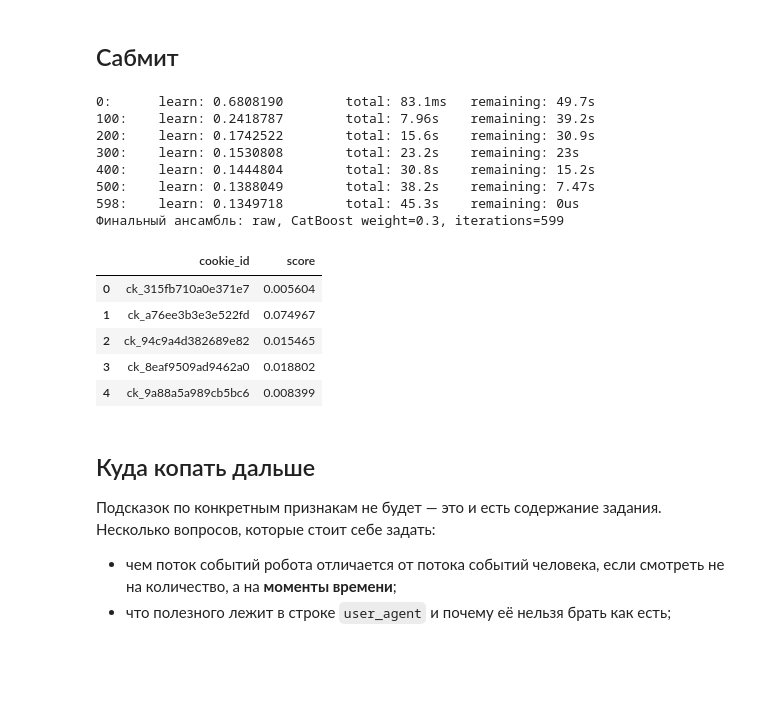
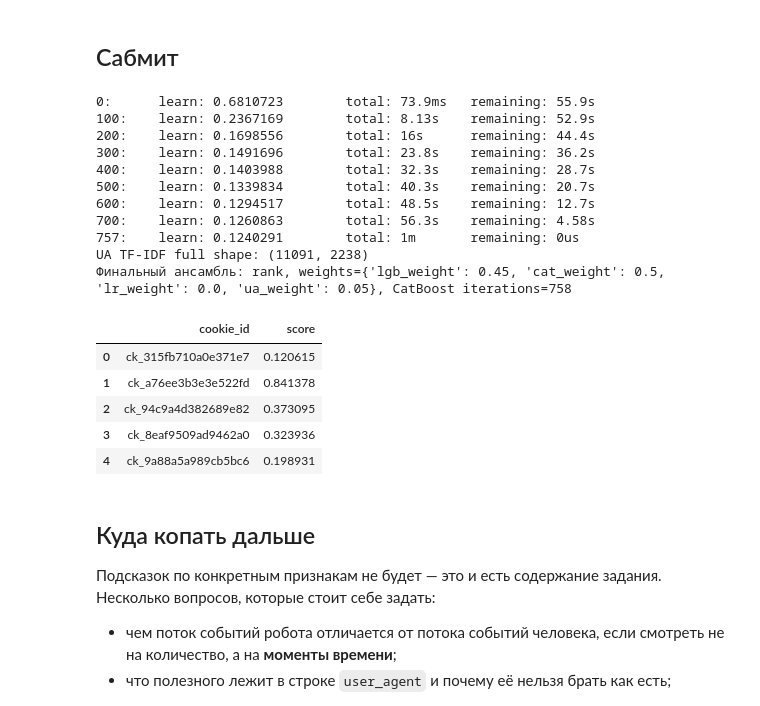
Before and after one commit to leaderpartiii/avito-bootcamp-fall, a Jupyter notebook: quickstart.ipynb, the cells around one changed output. Cells and saved outputs as stored; diff of their text form; code cells hidden in the pictures; blank space fills up the shorter version.

```diff
--- a/quickstart.ipynb
+++ b/quickstart.ipynb
@@ -390,55 +543,77 @@ print(f'Лучший режим: {ensemble_mode}, вес CatBoost: {ensemble_cat
 # %% [markdown]
 ## Сабмит
 # %%
-# Обучаем обе модели на всём train и смешиваем их предсказания.
+# Обучаем все четыре компонента ансамбля на всём train и смешиваем их предсказания.
 model.fit(Xtr[feature_cols], ytr)
-lgb_test_preds = model.predict_proba(Xte[feature_cols])[:, 1]
+baseline_test_preds = model.predict_proba(Xte[feature_cols])[:, 1]
+regularized_model.fit(Xtr[feature_cols], ytr)
+regularized_test_preds = regularized_model.predict_proba(Xte[feature_cols])[:, 1]
+lgb_test_preds = 0.5 * baseline_test_preds + 0.5 * regularized_test_preds
 
 cat_iterations = max(1, cat_model.get_best_iteration() + 1)
 X_full_cb = Xtr[catboost_feature_cols].copy()
 X_test_cb = Xte[catboost_feature_cols].copy()
 X_full_cb[cat_feature_cols + text_feature_cols] = X_full_cb[cat_feature_cols + text_feature_cols].fillna('__MISSING__').astype(str)
 X_test_cb[cat_feature_cols + text_feature_cols] = X_test_cb[cat_feature_cols + text_feature_cols].fillna('__MISSING__').astype(str)
 
 cat_model_full = CatBoostClassifier(
     iterations=cat_iterations,
     depth=8,
     learning_rate=0.01,
     loss_function='Logloss',
     random_seed=42,
     l2_leaf_reg=3,
     thread_count=-1,
     allow_writing_files=False,
     verbose=100
 )
 cat_model_full.fit(X_full_cb, ytr, cat_features=cat_indices, text_features=text_indices, verbose=100)
 cat_test_preds = cat_model_full.predict_proba(X_test_cb)[:, 1]
 
+logreg_model.fit(Xtr[feature_cols], ytr)
+lr_test_preds = logreg_model.predict_proba(Xte[feature_cols])[:, 1]
+
+ua_vectorizer_full = TfidfVectorizer(
+    analyzer='char', ngram_range=(2, 5), min_df=2, max_features=15000,
+    sublinear_tf=True, norm='l2'
+)
+X_ua_full = ua_vectorizer_full.fit_transform(ua_text_train)
+X_ua_test = ua_vectorizer_full.transform(ua_text_test)
+ua_tfidf_model_full = LogisticRegression(
+    C=2.0, class_weight='balanced', max_iter=2000, solver='liblinear', random_state=42
+)
+ua_tfidf_model_full.fit(X_ua_full, ytr)
+ua_tfidf_test_preds = ua_tfidf_model_full.predict_proba(X_ua_test)[:, 1]
+print('UA TF-IDF full shape:', X_ua_full.shape)
+
 if ensemble_mode == 'rank':
-    ensemble_score = ensemble_cat_weight * rank01(cat_test_preds) + (1 - ensemble_cat_weight) * rank01(lgb_test_preds)
+    ensemble_score = (ensemble_weights['lgb_weight'] * rank01(lgb_test_preds) + ensemble_weights['cat_weight'] * rank01(cat_test_preds) + ensemble_weights['lr_weight'] * rank01(lr_test_preds) + ensemble_weights['ua_weight'] * rank01(ua_tfidf_test_preds))
 else:
-    ensemble_score = ensemble_cat_weight * cat_test_preds + (1 - ensemble_cat_weight) * lgb_test_preds
+    ensemble_score = (ensemble_weights['lgb_weight'] * lgb_test_preds + ensemble_weights['cat_weight'] * cat_test_preds + ensemble_weights['lr_weight'] * lr_test_preds + ensemble_weights['ua_weight'] * ua_tfidf_test_preds)
 
 sub = pd.DataFrame({'cookie_id': Xte.cookie_id, 'score': ensemble_score})
 assert len(sub) == len(test) and sub.score.between(0, 1).all()
 sub.to_csv('submission.csv', index=False)
-print(f'Финальный ансамбль: {ensemble_mode}, CatBoost weight={ensemble_cat_weight:.1f}, iterations={cat_iterations}')
+print(f'Финальный ансамбль: {ensemble_mode}, weights={ensemble_weights}, CatBoost iterations={cat_iterations}')
 sub.head()
 # %% [output]
-0:      learn: 0.6808190        total: 83.1ms   remaining: 49.7s
-100:    learn: 0.2418787        total: 7.96s    remaining: 39.2s
-200:    learn: 0.1742522        total: 15.6s    remaining: 30.9s
-300:    learn: 0.1530808        total: 23.2s    remaining: 23s
-400:    learn: 0.1444804        total: 30.8s    remaining: 15.2s
-500:    learn: 0.1388049        total: 38.2s    remaining: 7.47s
-598:    learn: 0.1349718        total: 45.3s    remaining: 0us
-Финальный ансамбль: raw, CatBoost weight=0.3, iterations=599
+0:      learn: 0.6810723        total: 73.9ms   remaining: 55.9s
+100:    learn: 0.2367169        total: 8.13s    remaining: 52.9s
+200:    learn: 0.1698556        total: 16s      remaining: 44.4s
+300:    learn: 0.1491696        total: 23.8s    remaining: 36.2s
+400:    learn: 0.1403988        total: 32.3s    remaining: 28.7s
+500:    learn: 0.1339834        total: 40.3s    remaining: 20.7s
+600:    learn: 0.1294517        total: 48.5s    remaining: 12.7s
+700:    learn: 0.1260863        total: 56.3s    remaining: 4.58s
+757:    learn: 0.1240291        total: 1m       remaining: 0us
+UA TF-IDF full shape: (11091, 2238)
+Финальный ансамбль: rank, weights={'lgb_weight': 0.45, 'cat_weight': 0.5, 'lr_weight': 0.0, 'ua_weight': 0.05}, CatBoost iterations=758
 |  | cookie_id | score |
-| 0 | ck_315fb710a0e371e7 | 0.005604 |
-| 1 | ck_a76ee3b3e3e522fd | 0.074967 |
-| 2 | ck_94c9a4d382689e82 | 0.015465 |
-| 3 | ck_8eaf9509ad9462a0 | 0.018802 |
-| 4 | ck_9a88a5a989cb5bc6 | 0.008399 |
+| 0 | ck_315fb710a0e371e7 | 0.120615 |
+| 1 | ck_a76ee3b3e3e522fd | 0.841378 |
+| 2 | ck_94c9a4d382689e82 | 0.373095 |
+| 3 | ck_8eaf9509ad9462a0 | 0.323936 |
+| 4 | ck_9a88a5a989cb5bc6 | 0.198931 |
 # %% [markdown]
 ## Куда копать дальше
 
```
Also changed, not shown: parts of 11 cells of this notebook, 7 other files.
